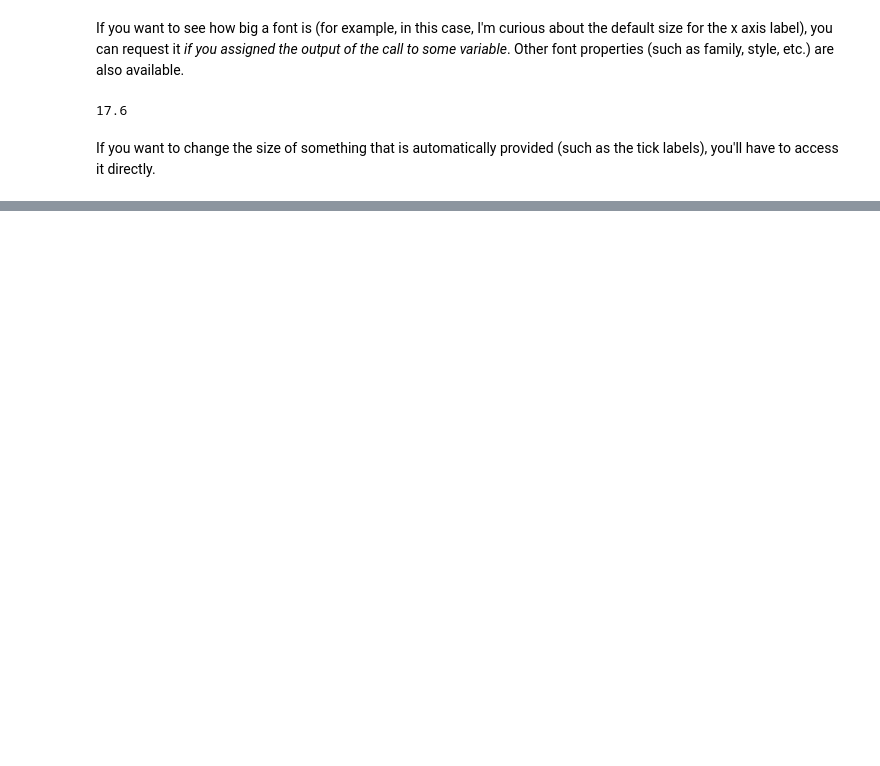
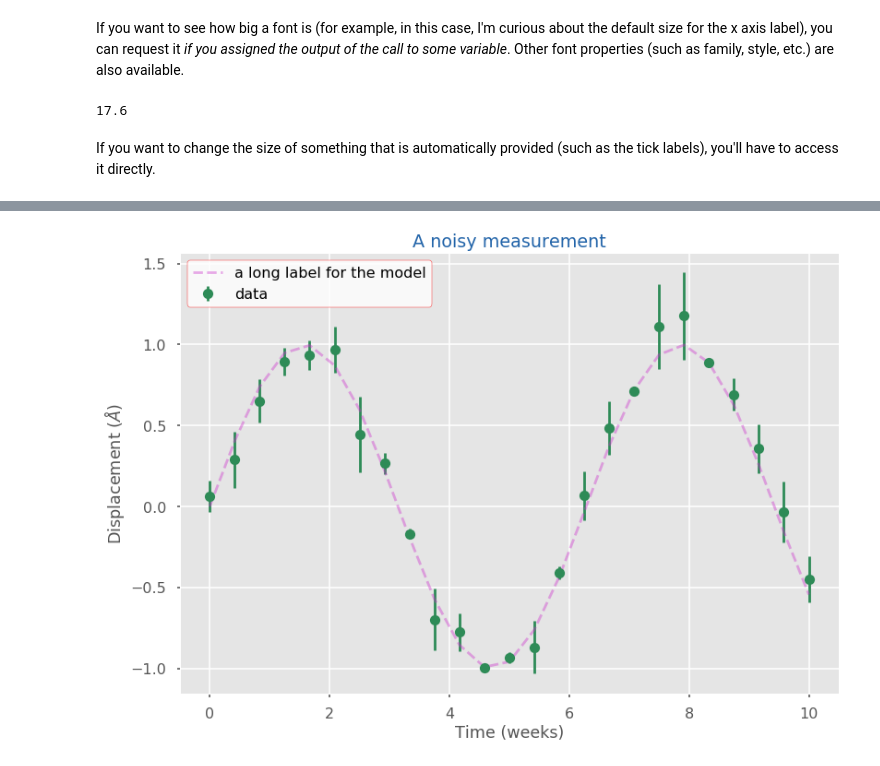
Before and after one commit to tachycline/PHYS381, a Jupyter notebook: notebooks/Plotting.ipynb, the cells around one changed output, grey strips where cells are left out. Drawn from its saved outputs; the diff is of its cells as text; code cells hidden in the pictures; blank space fills up the shorter version.

Commit message:
added more refinements to plotting notebook

```diff
--- a/notebooks/Plotting.ipynb
+++ b/notebooks/Plotting.ipynb
@@ -623,0 +629,16 @@ tick_params(axis='both', **kwargs) method of matplotlib.axes._subplots.AxesSubpl
+# %%
+with plt.style.context(('seaborn-poster')):
+    ax = plt.errorbar(x, y, yerr=yerror, fmt="o", capsize=5, label='data', color='seagreen')
+    line = plt.plot(x, np.sin(x), '--', label='a long label for the model', color=(0.8, 0.2, 0.8, 0.4))
+    plt.title("A noisy measurement", color="#2264a9")
+    plt.ylabel('Displacement ($\AA$)')
+    plt.xlabel('Time (weeks)')
+    # upper left refers to the handle on the legend...
+    leg = plt.legend(loc='upper left', facecolor="white", frameon=True, fancybox=True, edgecolor="red")
+    #...which we anchor to (1,1) in figure coordinates
+    leg.set_bbox_to_anchor((0,1))
+
+    # slide the legend between data points and error bars
+    leg.set_zorder(2.05)
+# %% [output]
+[figure, added]
```
Also changed, not shown: parts of 46 cells of this notebook.
